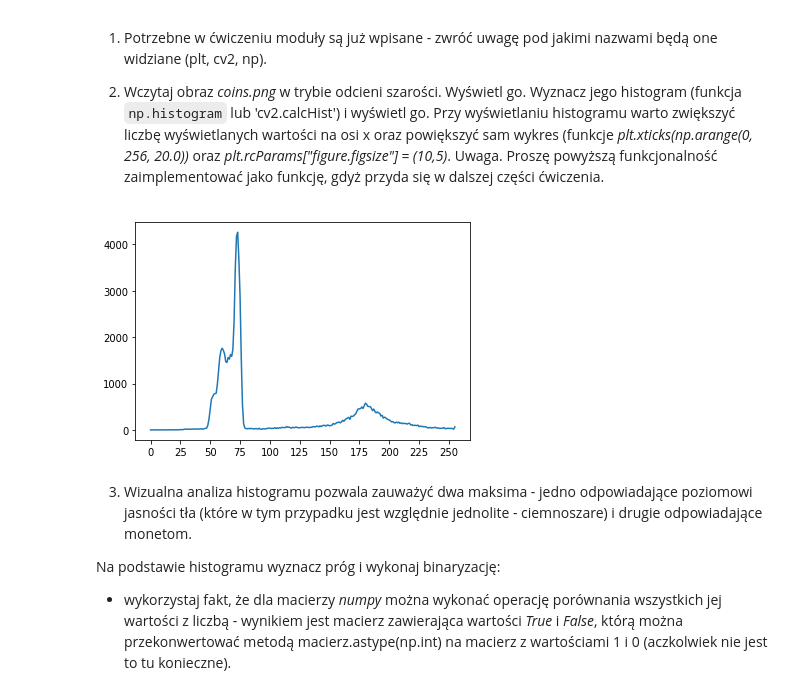
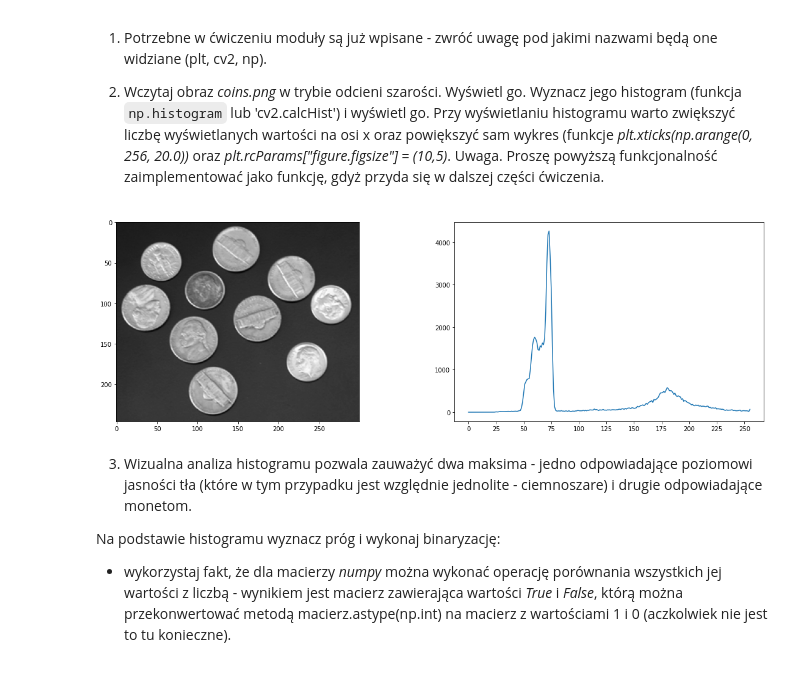
Before and after one commit to xovnsi/Przetwarzanie-obrazow, a Jupyter notebook: lab4/04_thresholding.ipynb, the cells around one changed output. Saved outputs shown, nothing was run; the diff lists cells and outputs as text; code cells hidden in the pictures.

```diff
--- a/lab4/04_thresholding.ipynb
+++ b/lab4/04_thresholding.ipynb
@@ -50,16 +50,20 @@ for fileName in fileNames:
       r = requests.get(url + fileName, allow_redirects=True)
       open(fileName, 'wb').write(r.content)
 # %%
-def change_plot(img,size=(8,8),num=25):
+def change_plot(img, size=(8,8),num=25):
     hist = cv2.calcHist([img], [0],None,[256],[0,256])
+
+    f, (ax1, ax2) = plt.subplots(1,2)
+    plt.gray()
+    ax1.imshow(img)
     plt.xticks(np.arange(0, 256, num))
     plt.rcParams["figure.figsize"] = size
     plt.plot(hist)
 # %%
 coins = cv2.imread('coins.png', cv2.IMREAD_GRAYSCALE)
-change_plot(coins, (10,5), 25.0)
+change_plot(coins, (30,6), 25.0)
 # %% [output]
-[figure, old version]
+[figure, new version]
 # %% [markdown]
 3. Wizualna analiza histogramu pozwala zauważyć dwa maksima - jedno odpowiadające poziomowi jasności tła (które w tym przypadku jest względnie jednolite - ciemnoszare) i drugie odpowiadające monetom.
 
```
Also changed, not shown: parts of 28 cells of this notebook.
